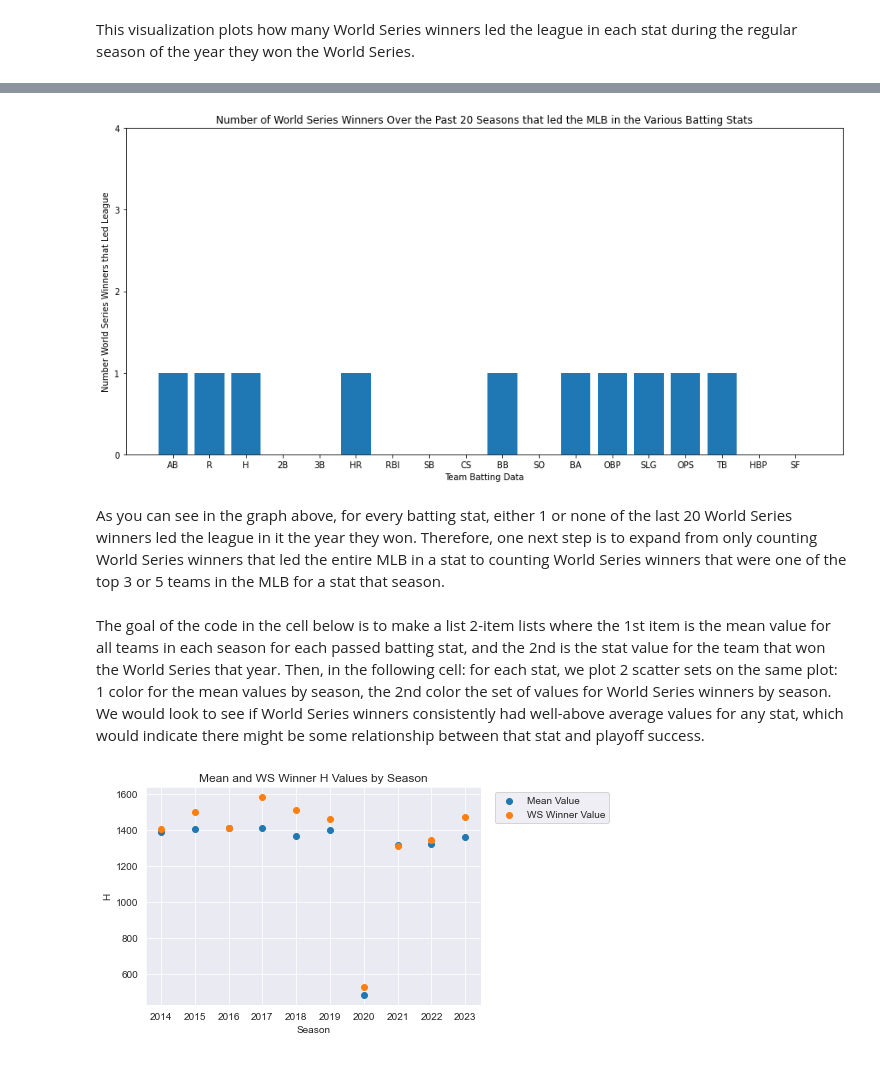
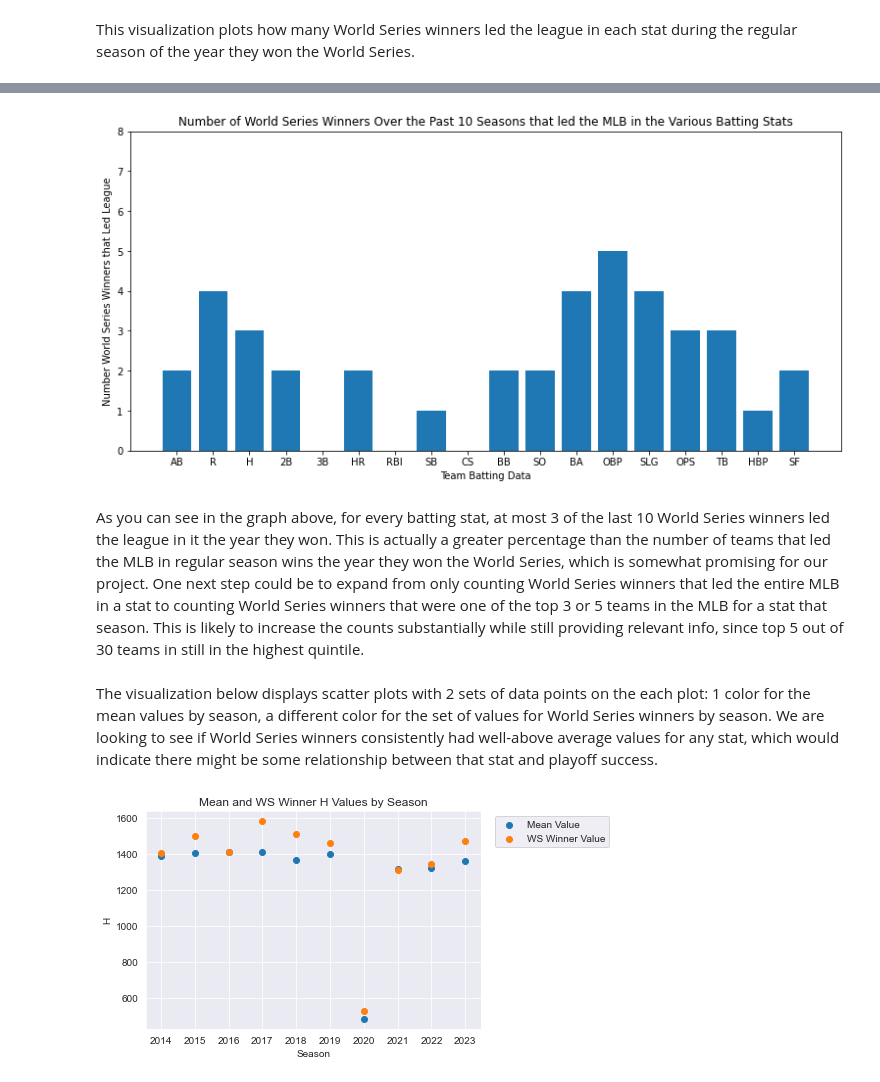
Before and after one commit to suneepathangay/DS3000-Repo, a Jupyter notebook: WorldSeries_Data_Analysis_Plan_Submit.ipynb, the cells around one changed output, grey strips where cells are left out. Cells and saved outputs as stored; diff of their text form; code cells hidden in the pictures.

```diff
--- a/WorldSeries_Data_Analysis_Plan_Submit.ipynb
+++ b/WorldSeries_Data_Analysis_Plan_Submit.ipynb
@@ -480,29 +470,25 @@ for t in champ_team[:5]:
 # %%
 # create bar chart of stats and how often World Series winners led the league in them
 list_names = ['AB', 'R', 'H', '2B', '3B', 'HR', 'RBI', 'SB', 'CS', 'BB', 'SO', 'BA', 'OBP', 'SLG', 'OPS', 'TB', 'HBP', 'SF']
 list_lengths = [len(AB), len(R), len(H), len(two_B), len(three_B), len(HR), len(RBI), len(SB), len(CS), len(BB), len(SO), len(BA), len(OBP),
                 len(SLG), len(OPS), len(TB), len(HBP), len(SF)]
 
-#list_names = ['H', 'HR', 'RBI', 'BA', 'OBP', 'SLG', 'OPS']
-#list_lengths = [len(H), len(HR), len(RBI), len(BA), len(OBP), len(SLG), len(OPS)]
-
 plt.bar(list_names, list_lengths)
 
-plt.yticks([0, 1, 2, 3, 4])
+#plt.yticks([0, 1, 2, 3, 4, 5, 6, 7, 8, 9, 10, 11, 12, 13, 14, 15, 16, 17, 18, 19, 20, 21, 22, 23, 24, 25])
+plt.yticks([0, 1, 2, 3, 4, 5, 6, 7, 8])
 
 plt.xlabel('Team Batting Data')
 plt.ylabel('Number World Series Winners that Led League')
-plt.title('Number of World Series Winners Over the Past 20 Seasons that led the MLB in the Various Batting Stats')
-plt.gcf().set_size_inches(15, 7)
+plt.title('Number of World Series Winners Over the Past 10 Seasons that led the MLB in the Various Batting Stats')
+plt.gcf().set_size_inches(13, 6)
 plt.show()
 # %% [output]
-[figure, old version]
+[figure, new version]
 # %% [markdown]
-As you can see in the graph above, for every batting stat, either 1 or none of the last 20 World Series winners led the league in it the year they won. Therefore, one next step is to expand from only counting World Series winners that led the entire MLB in a stat to counting World Series winners that were one of the top 3 or 5 teams in the MLB for a stat that season.
+As you can see in the graph above, for every batting stat, at most 3 of the last 10 World Series winners led the league in it the year they won. This is actually a greater percentage than the number of teams that led the MLB in regular season wins the year they won the World Series, which is somewhat promising for our project. One next step could be to expand from only counting World Series winners that led the entire MLB in a stat to counting World Series winners that were one of the top 3 or 5 teams in the MLB for a stat that season. This is likely to increase the counts substantially while still providing relevant info, since top 5 out of 30 teams in still in the highest quintile.
 # %% [markdown]
-The goal of the code in the cell below is to make a list 2-item lists where the 1st item is the mean value for all teams in each season for each passed batting stat, and the 2nd is the stat value for the team that won the World Series that year.
-Then, in the following cell: for each stat, we plot 2 scatter sets on the same plot: 1 color for the mean values by season, the 2nd color the set of values for World Series winners by season. We would look to see if World Series winners consistently had well-above average values for any stat, which would indicate there might be some relationship between that stat
-and playoff success.
+The visualization below displays scatter plots with 2 sets of data points on the each plot: 1 color for the mean values by season, a different color for the set of values for World Series winners by season. We are looking to see if World Series winners consistently had well-above average values for any stat, which would indicate there might be some relationship between that stat and playoff success.
 # %%
 seasons = []
 batting_stats = {'H': [],
```
Also changed, not shown: parts of 11 cells of this notebook.
